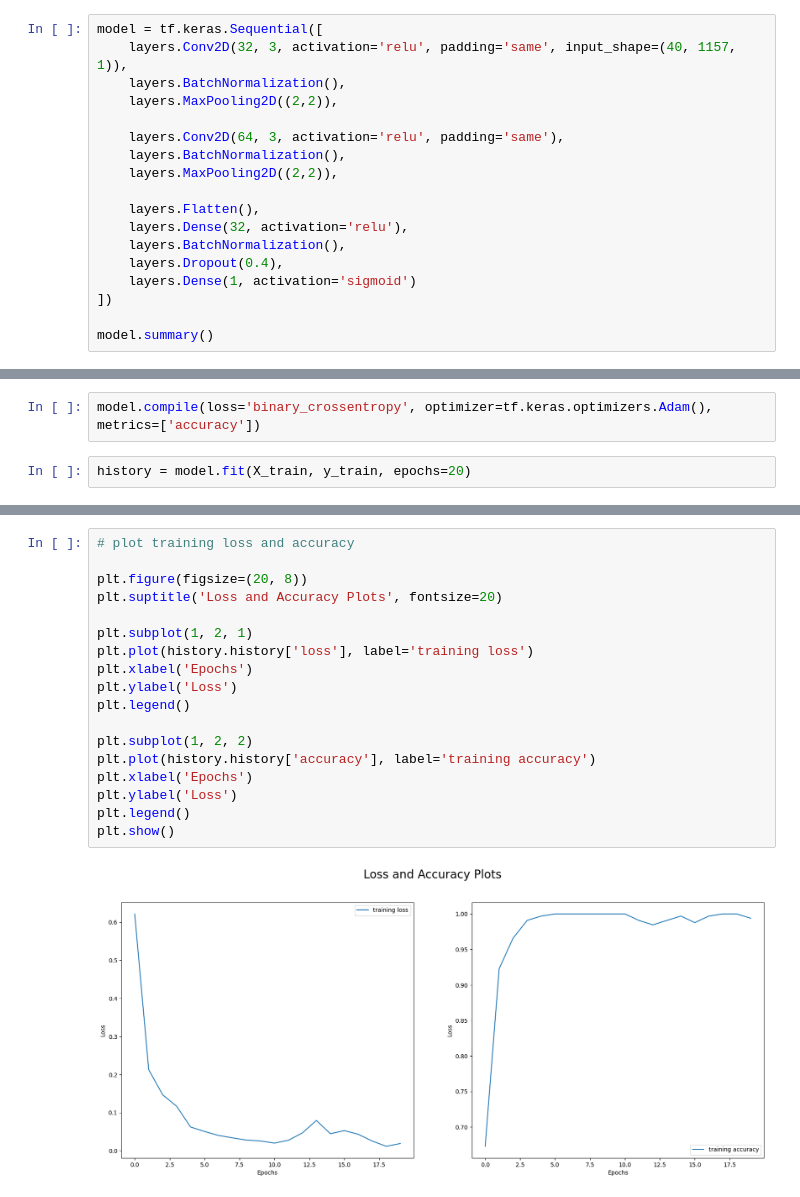
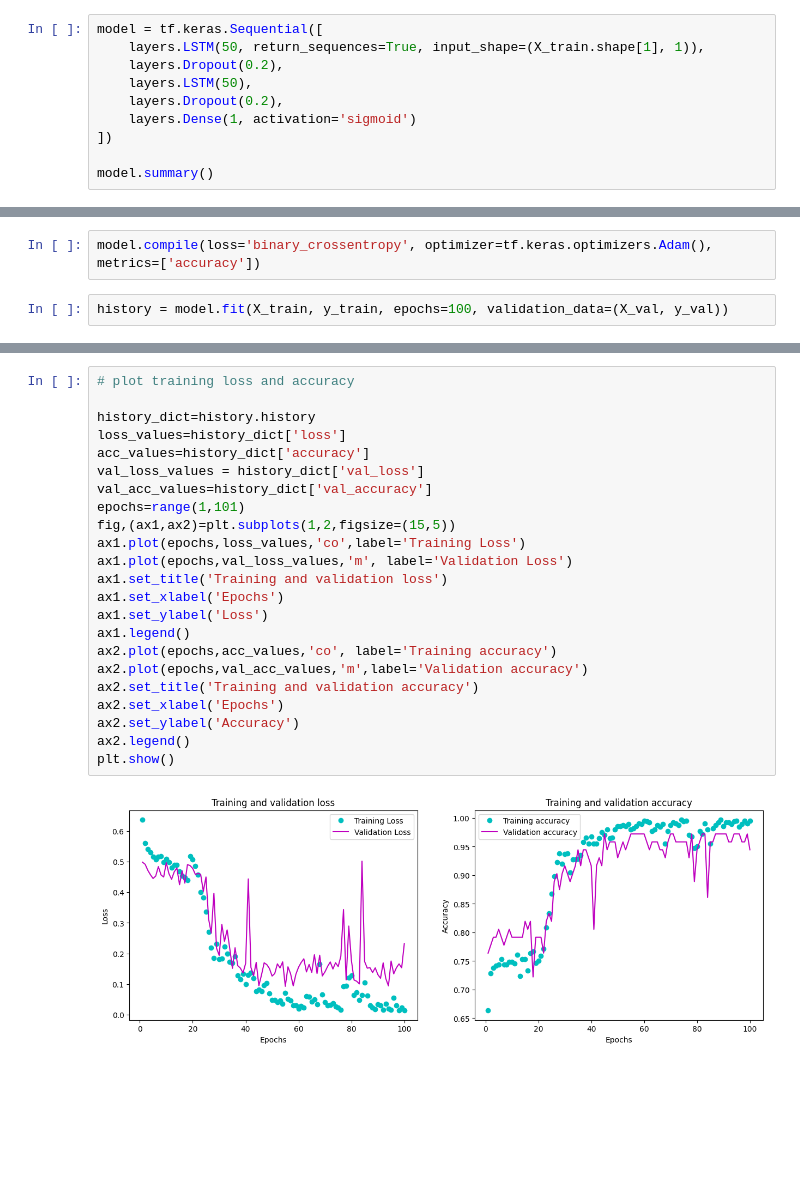
Before and after one commit to c-woo/Voice-Cloning, a Jupyter notebook: Untitled.ipynb, the cells around one changed output, grey strips where cells are left out. Saved outputs shown, nothing was run; the diff lists cells and outputs as text; blank space fills up the shorter version.

Commit message:
Improve voice classification model

```diff
--- a/Untitled.ipynb
+++ b/Untitled.ipynb
@@ -120,17 +113,9 @@ X_train.shape
 # %%
 model = tf.keras.Sequential([
-    layers.Conv2D(32, 3, activation='relu', padding='same', input_shape=(40, 1157, 1)),
-    layers.BatchNormalization(),
-    layers.MaxPooling2D((2,2)),
-
-    layers.Conv2D(64, 3, activation='relu', padding='same'),
-    layers.BatchNormalization(),
-    layers.MaxPooling2D((2,2)),
-
-    layers.Flatten(),
-    layers.Dense(32, activation='relu'),
-    layers.BatchNormalization(),
-    layers.Dropout(0.4),
+    layers.LSTM(50, return_sequences=True, input_shape=(X_train.shape[1], 1)),
+    layers.Dropout(0.2),
+    layers.LSTM(50),
+    layers.Dropout(0.2),
     layers.Dense(1, activation='sigmoid')
 ])
 
@@ -156,5 +143,5 @@ _________________________________________________________________
 # %%
 model.compile(loss='binary_crossentropy', optimizer=tf.keras.optimizers.Adam(), metrics=['accuracy'])
 # %%
-history = model.fit(X_train, y_train, epochs=20)
+history = model.fit(X_train, y_train, epochs=100, validation_data=(X_val, y_val))
 # %% [output]
@@ -178,23 +165,28 @@ Epoch 20/20
 # %%
 # plot training loss and accuracy
 
-plt.figure(figsize=(20, 8))
-plt.suptitle('Loss and Accuracy Plots', fontsize=20)
-
-plt.subplot(1, 2, 1)
-plt.plot(history.history['loss'], label='training loss')
-plt.xlabel('Epochs')
-plt.ylabel('Loss')
-plt.legend()
-
-plt.subplot(1, 2, 2)
-plt.plot(history.history['accuracy'], label='training accuracy')
-plt.xlabel('Epochs')
-plt.ylabel('Loss')
-plt.legend()
+history_dict=history.history
+loss_values=history_dict['loss']
+acc_values=history_dict['accuracy']
+val_loss_values = history_dict['val_loss']
+val_acc_values=history_dict['val_accuracy']
+epochs=range(1,101)
+fig,(ax1,ax2)=plt.subplots(1,2,figsize=(15,5))
+ax1.plot(epochs,loss_values,'co',label='Training Loss')
+ax1.plot(epochs,val_loss_values,'m', label='Validation Loss')
+ax1.set_title('Training and validation loss')
+ax1.set_xlabel('Epochs')
+ax1.set_ylabel('Loss')
+ax1.legend()
+ax2.plot(epochs,acc_values,'co', label='Training accuracy')
+ax2.plot(epochs,val_acc_values,'m',label='Validation accuracy')
+ax2.set_title('Training and validation accuracy')
+ax2.set_xlabel('Epochs')
+ax2.set_ylabel('Accuracy')
+ax2.legend()
 plt.show()
 # %% [output]
-[figure, old version]
+[figure, new version]
 # %%
 model.evaluate(X_test, y_test)
 # %% [output]
```
Also changed, not shown: parts of 26 cells of this notebook.
